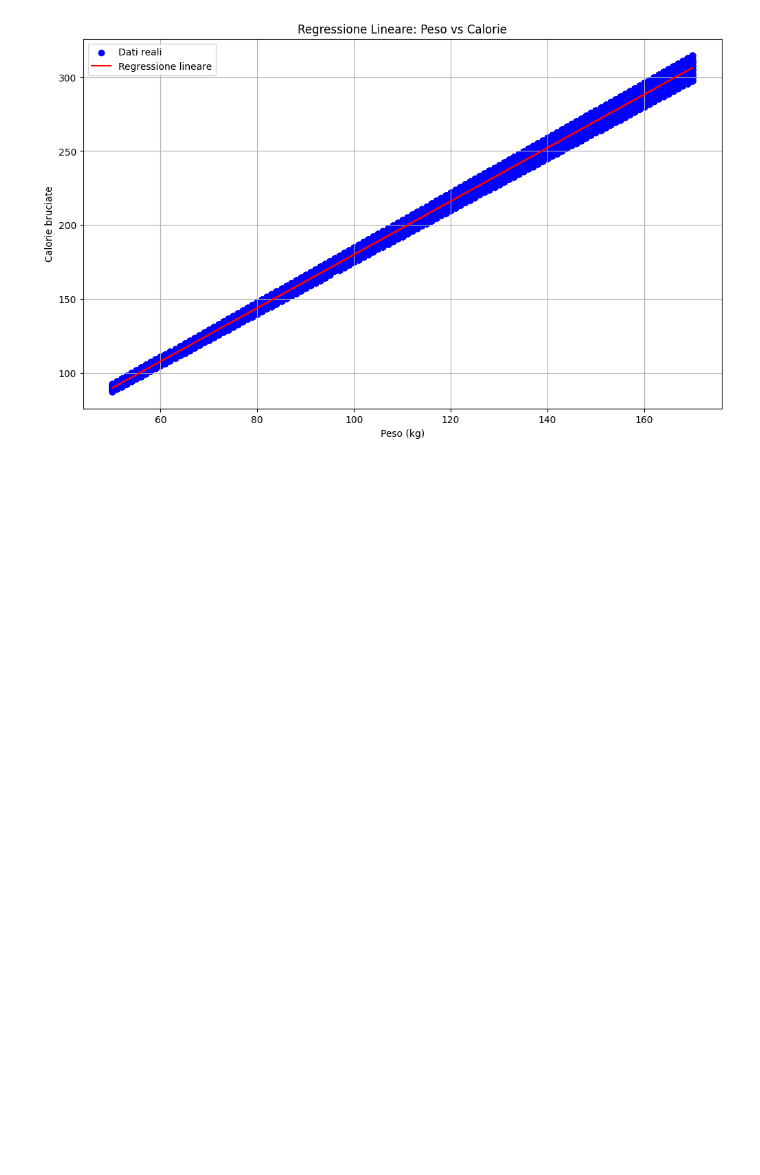
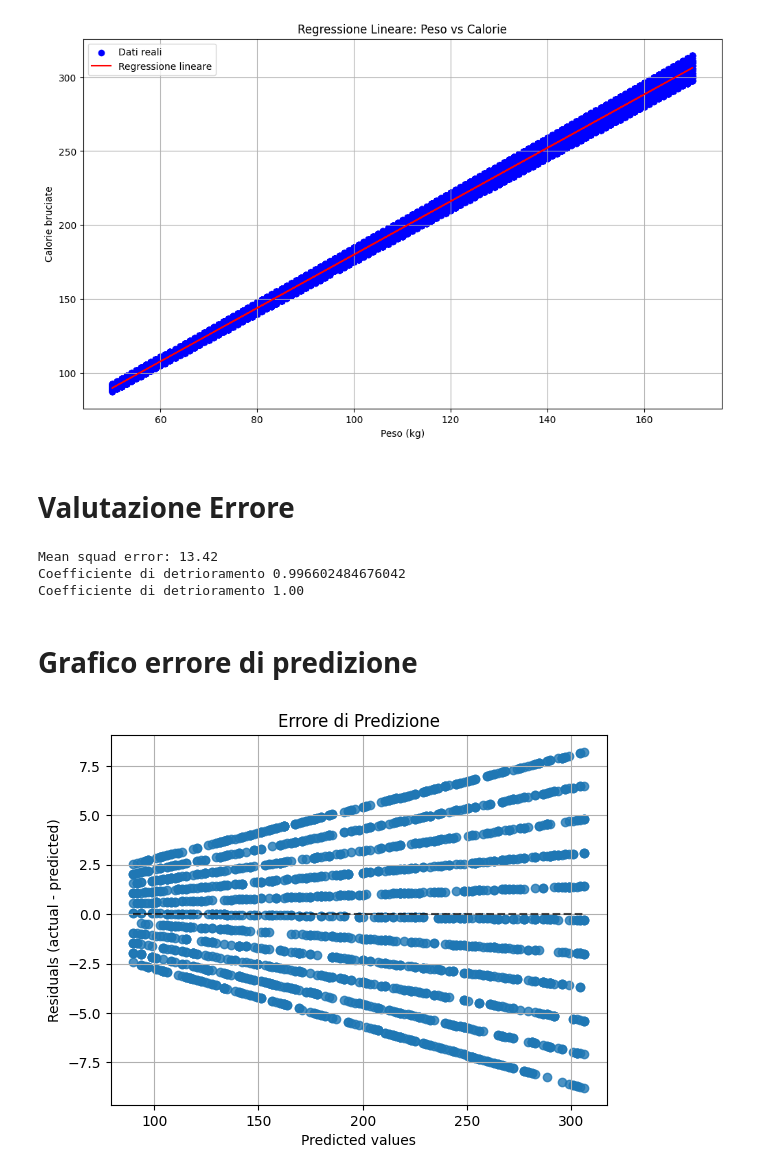
Before and after one commit to Nefaryan/Python, a Jupyter notebook: Scikit-Learn-Esercizio1.ipynb, the cells around one changed output. Saved outputs shown, nothing was run; the diff lists cells and outputs as text; code cells hidden in the pictures; blank space fills up the shorter version.

```diff
--- a/Scikit-Learn-Esercizio1.ipynb
+++ b/Scikit-Learn-Esercizio1.ipynb
@@ -71,3 +61,26 @@ plt.grid(True)
 plt.show()
 # %% [output]
 [figure]
+# %% [markdown]
+# Valutazione Errore
+# %%
+#MSE (mean squad error) misura dell'errore medio al quadrato
+print("Mean squad error: %.2f" % mean_squared_error(y_test, y_pred))
+# R2_Score Coefficiente di Determinazione
+print("Coefficiente di detrioramento", r2_score(y_test, y_pred))
+print("Coefficiente di detrioramento %.2f" % r2_score(y_test, y_pred))
+# %% [output]
+Mean squad error: 13.42
+Coefficiente di detrioramento 0.996602484676042
+Coefficiente di detrioramento 1.00
+# %% [markdown]
+# Grafico errore di predizione
+# %%
+from sklearn.metrics import PredictionErrorDisplay
+display = PredictionErrorDisplay(y_true=y_test, y_pred=y_pred)
+display.plot()
+plt.title("Errore di Predizione")
+plt.grid(True)
+plt.show()
+# %% [output]
+[figure, added]
```
Also changed, not shown: parts of 5 cells of this notebook, 2 other files.
